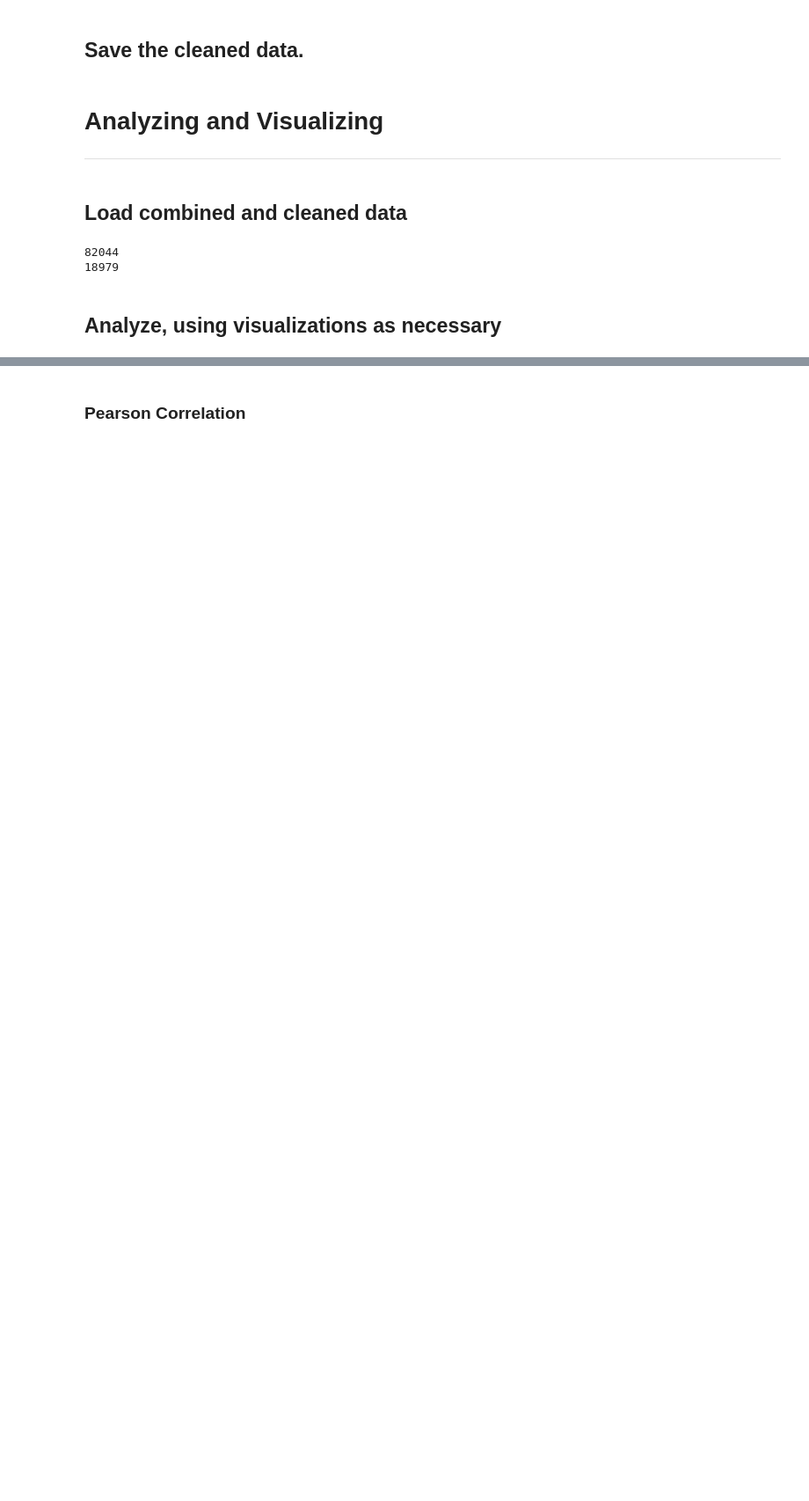
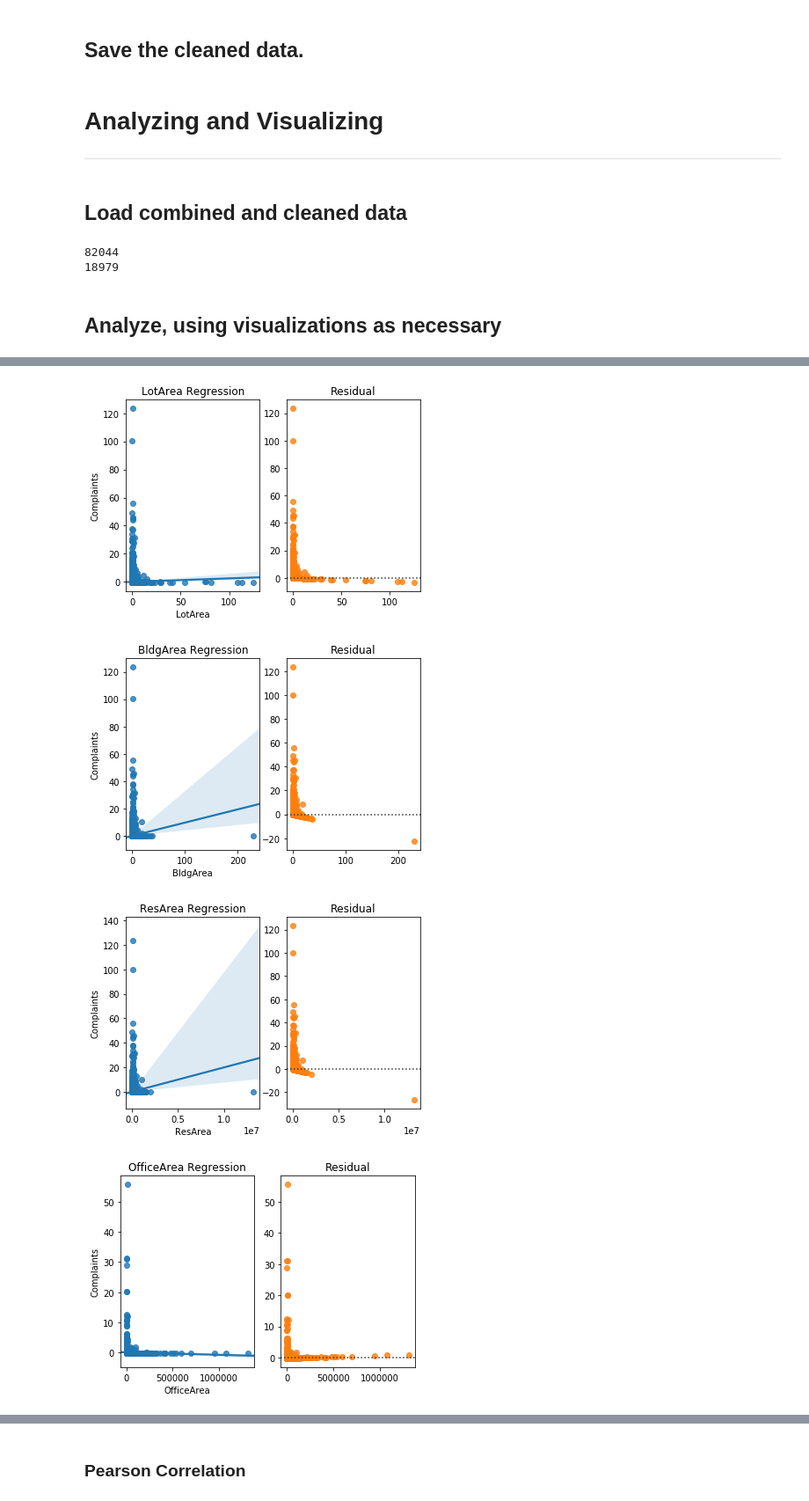
Before and after one commit to JeffBohn/notebooks, a Jupyter notebook: Courses/IBM-DS0720EN-Capstone/notebook3.ipynb, the cells around one changed output, grey strips where cells are left out. Shown at 88% size. Saved outputs shown, nothing was run; the diff lists cells and outputs as text; code cells hidden in the pictures; blank space fills up the shorter version.

```diff
--- a/Courses/IBM-DS0720EN-Capstone/notebook3.ipynb
+++ b/Courses/IBM-DS0720EN-Capstone/notebook3.ipynb
@@ -766,0 +706,36 @@ weighted avg       0.82      0.83      0.80     16409
+# %%
+def RegressionAndResidual(feature, d): # Dataframe, possibly filtered
+    #SCALE=StandardScaler(copy=True)
+    #d[feature] = SCALE.fit_transform(d[[feature]])
+    #d["Complaints"] = SCALE.fit_transform(d[["Complaints"]])
+    fig = plt.figure() # create figure
+    ax1 = fig.add_subplot(1, 2, 1) # add subplot 1 (1 row, 2 columns, first plot)
+    ax2 = fig.add_subplot(1, 2, 2) # add subplot 2 (1 row, 2 columns, second plot).
+    sns.regplot(x=feature, y="Complaints", data=d, ax=ax1)
+    ax1.set_title(feature + ' Regression')
+    sns.residplot(d[feature], d["Complaints"], ax=ax2)
+    ax2.set_title ('Residual')
+    ax2.set_ylabel('')
+    ax2.set_xlabel('')
+    plt.show()
+# %%
+RegressionAndResidual("LotArea", df)
+RegressionAndResidual("BldgArea", df)
+RegressionAndResidual("ResArea", df[df['IsResArea'].ne(0)])
+RegressionAndResidual("OfficeArea", df[df['IsOfficeArea'].ne(0)])
+RegressionAndResidual("RetailArea", df[df['IsRetailArea'].ne(0)])
+RegressionAndResidual("YearAlter1", df[df['IsYearAlter1'].ne(0)])
+RegressionAndResidual("ResidFAR", df[df['IsResidFAR'].ne(0)])
+RegressionAndResidual("CommFAR", df[df['IsCommFAR'].ne(0)])
+RegressionAndResidual("NumBldgs", df)
+RegressionAndResidual("NumFloors", df)
+RegressionAndResidual("LotDepth", df)
+RegressionAndResidual("BldgDepth", df)
+RegressionAndResidual("YearBuilt", df)
+RegressionAndResidual("BuiltFAR", df)
+RegressionAndResidual("FacilFAR", df)
+# %% [output]
+[figure, added]
+[figure, added]
+[figure, added]
+[figure, added]
```
Also changed, not shown: parts of 34 cells of this notebook, 1 other file.
